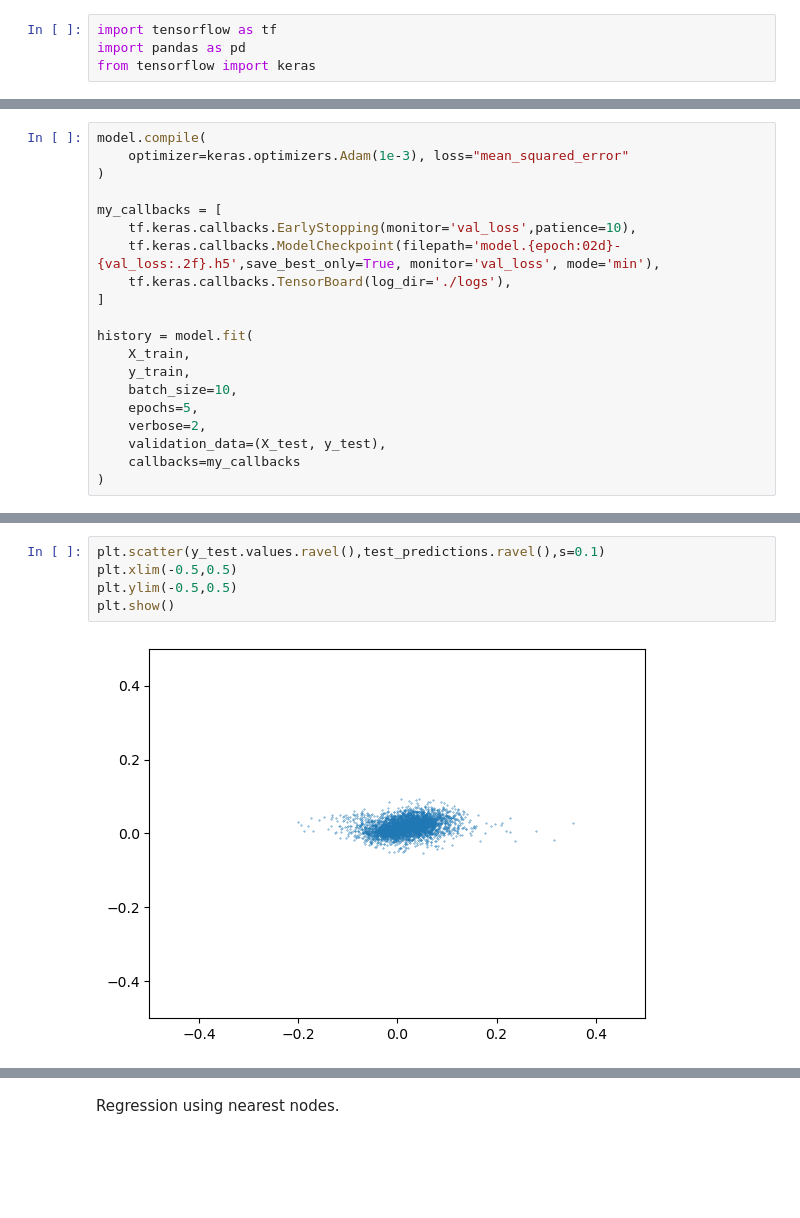
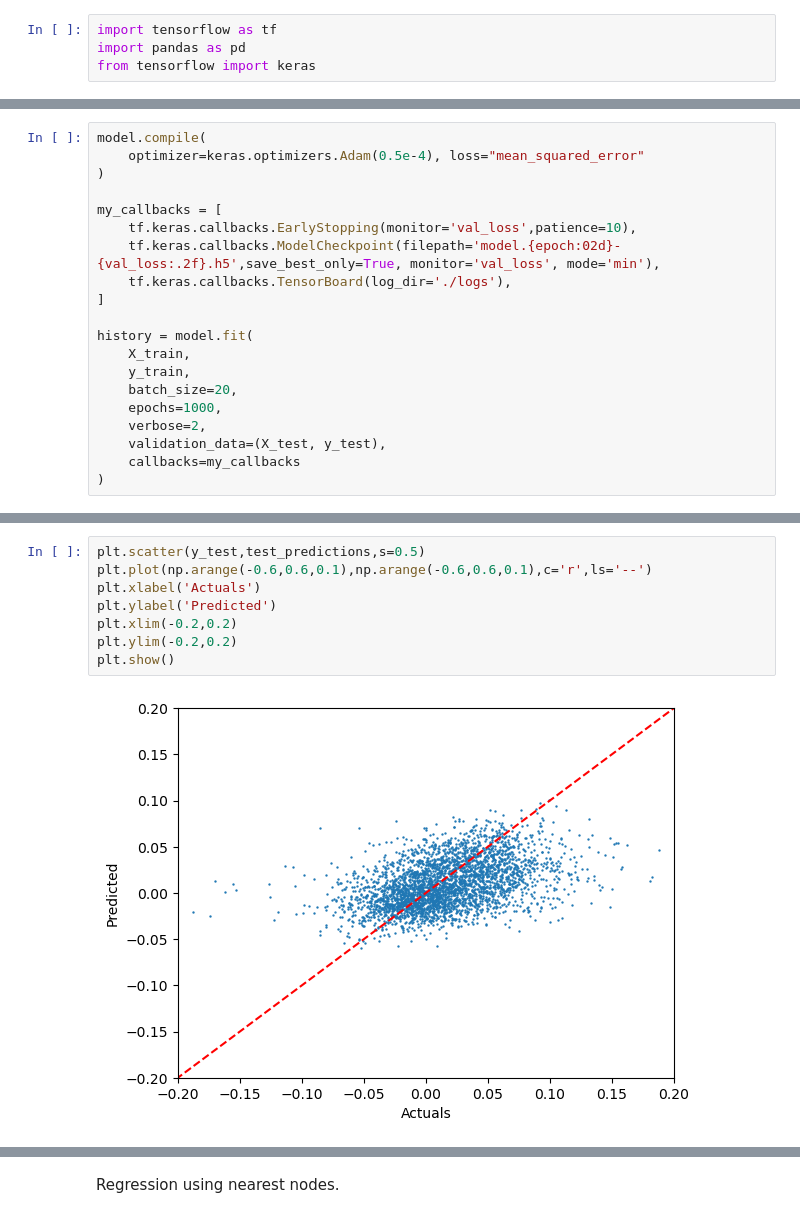
Before and after one commit to Cemlyn/UK-Housing-Market, a Jupyter notebook: Network.ipynb, the cells around one changed output, grey strips where cells are left out. Cells and saved outputs as stored; diff of their text form; blank space fills up the shorter version.

```diff
--- a/Network.ipynb
+++ b/Network.ipynb
@@ -825,6 +818,6 @@ _________________________________________________________________
 # %%
 model.compile(
-    optimizer=keras.optimizers.Adam(1e-3), loss="mean_squared_error"
+    optimizer=keras.optimizers.Adam(0.5e-4), loss="mean_squared_error"
 )
 
 my_callbacks = [
@@ -836,8 +829,8 @@ my_callbacks = [
 history = model.fit(
     X_train,
     y_train,
-    batch_size=10,
-    epochs=5,
+    batch_size=20,
+    epochs=1000,
     verbose=2,
     validation_data=(X_test, y_test),
     callbacks=my_callbacks
@@ -879,7 +884,10 @@ train_predictions = model.predict(X_train).ravel()
 # %%
-plt.scatter(y_test.values.ravel(),test_predictions.ravel(),s=0.1)
-plt.xlim(-0.5,0.5)
-plt.ylim(-0.5,0.5)
+plt.scatter(y_test,test_predictions,s=0.5)
+plt.plot(np.arange(-0.6,0.6,0.1),np.arange(-0.6,0.6,0.1),c='r',ls='--')
+plt.xlabel('Actuals')
+plt.ylabel('Predicted')
+plt.xlim(-0.2,0.2)
+plt.ylim(-0.2,0.2)
 plt.show()
 # %% [output]
-[figure, old version]
+[figure, new version]
```
Also changed, not shown: parts of 35 cells of this notebook, 3 other files.
